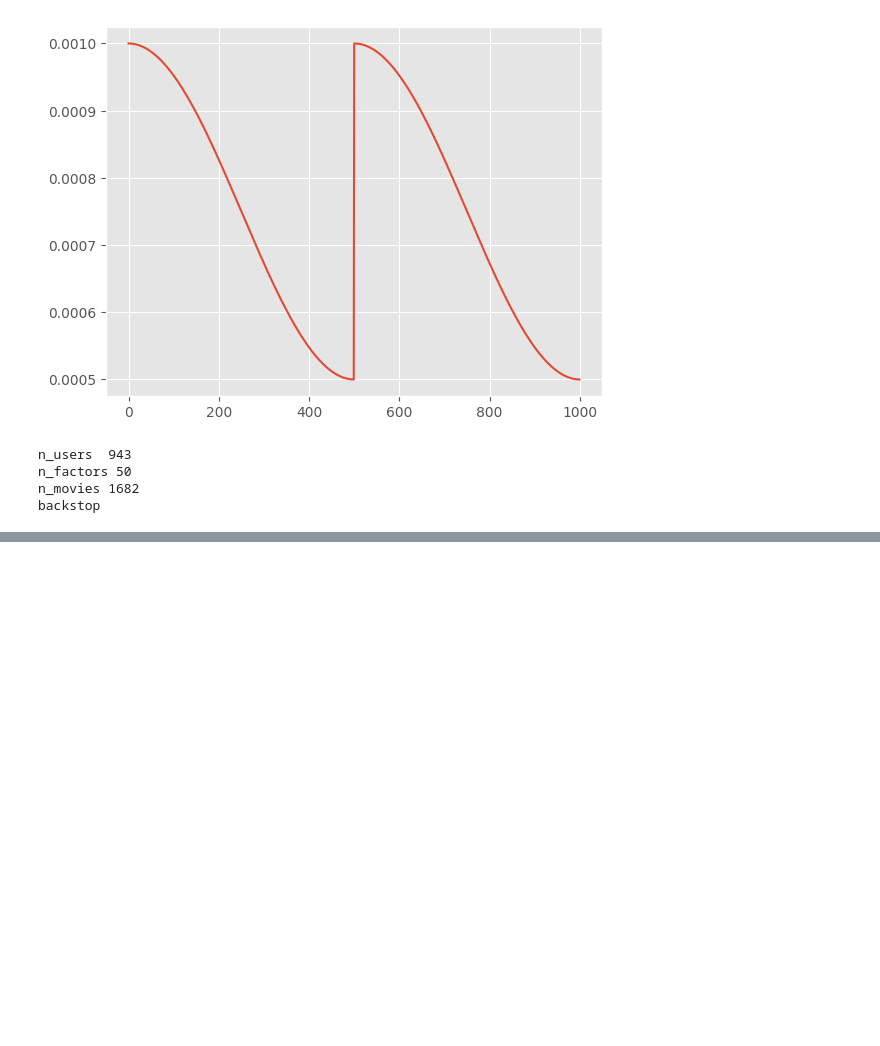
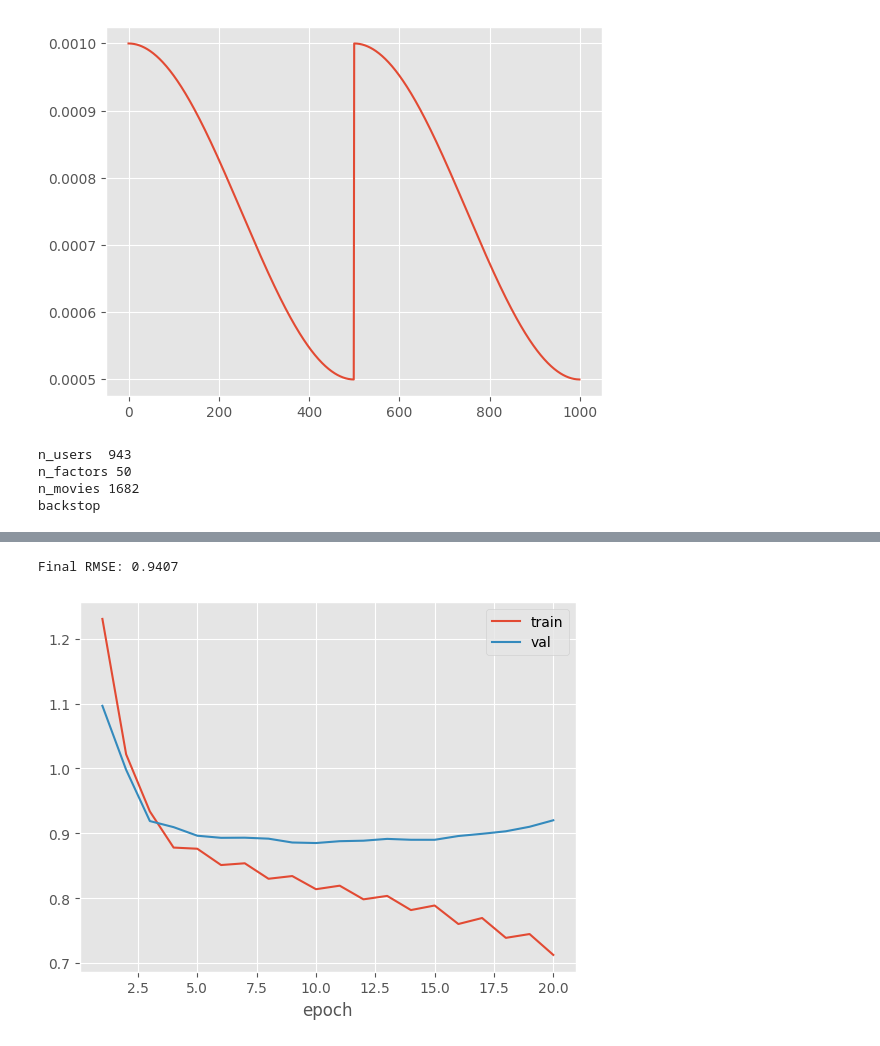
Before and after one commit to Shadlith/Data-Mining-Project-3-Reccomendation-System, a Jupyter notebook: 435_proj3.ipynb, the cells around one changed output, grey strips where cells are left out. Cells and saved outputs as stored; diff of their text form; code cells hidden in the pictures; blank space fills up the shorter version.

```diff
--- a/435_proj3.ipynb
+++ b/435_proj3.ipynb
@@ -666,7 +668,7 @@ for epoch in range(n_epochs):
             # compute gradients only during 'train' phase
             with torch.set_grad_enabled(training):
                 # print("test: ", len(x_batch[:, 1]), len(x_batch[:, 0]), len(batch), minmax)
-                outputs = net(x_batch[:, 1], x_batch[:, 0], minmax)
+                outputs = net(x_batch[:, 0], x_batch[:, 1], minmax)
                 loss = criterion(outputs, y_batch)
 
                 # don't update weights and rates when in 'val' phase
@@ -700,0 +719,23 @@ IndexError: index out of range in self
+# %%
+ax = pd.DataFrame(history).drop(columns='total').plot(x='epoch')
+net.load_state_dict(best_weights)
+groud_truth, predictions = [], []
+
+with torch.no_grad():
+    for batch in batches(*datasets['val'], shuffle=False, bs=bs):
+        x_batch, y_batch = [b.to(device) for b in batch]
+        outputs = net(x_batch[:, 0], x_batch[:, 1], minmax)
+        groud_truth.extend(y_batch.tolist())
+        predictions.extend(outputs.tolist())
+
+groud_truth = np.asarray(groud_truth).ravel()
+predictions = np.asarray(predictions).ravel()
+
+final_loss = np.sqrt(np.mean((predictions - groud_truth)**2))
+print(f'Final RMSE: {final_loss:.4f}')
+
+with open('best.weights', 'wb') as file:
+    pickle.dump(best_weights, file)
+# %% [output]
+Final RMSE: 0.9407
+[figure, added]
```
Also changed, not shown: parts of 5 cells of this notebook, 1 other file.
